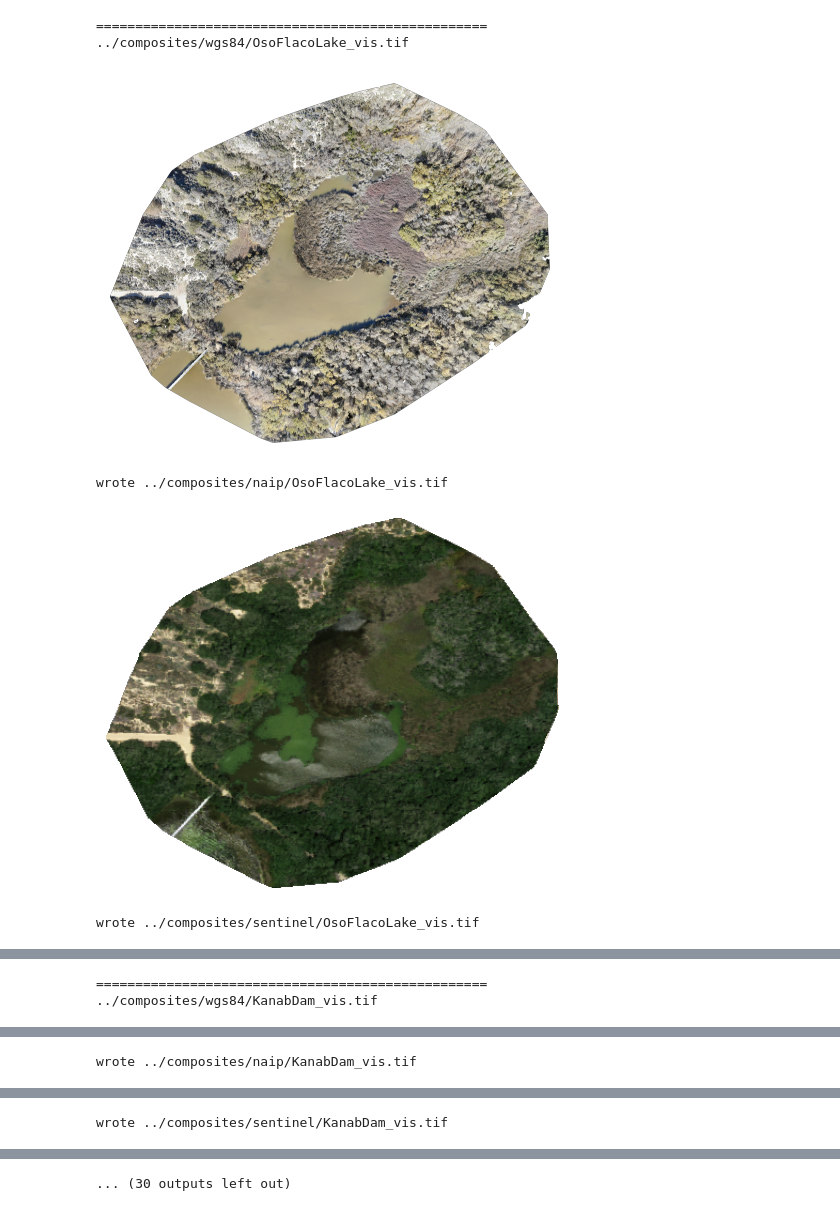
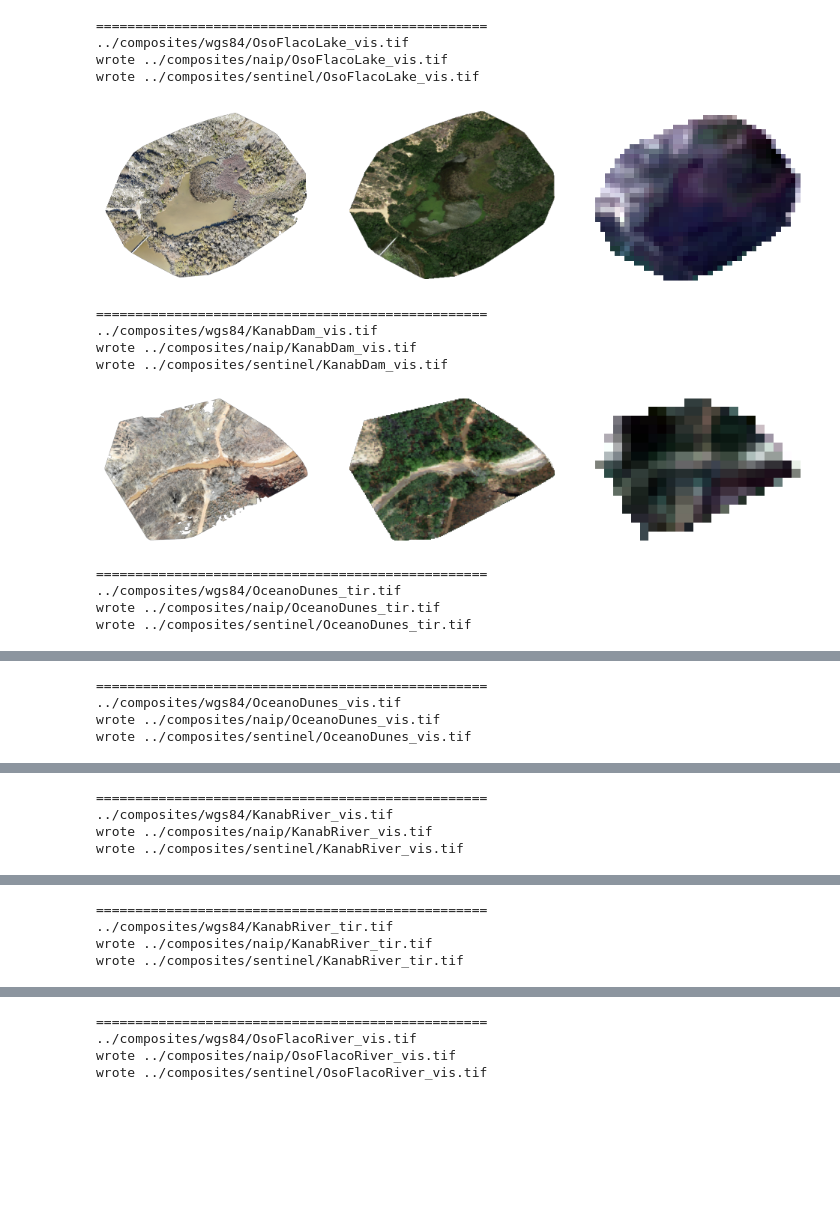
Before and after one commit to kashingtonDC/ODM_processing, a Jupyter notebook: analysis/sw_detect.ipynb, the cells around one changed output, grey strips where cells are left out. Cells and saved outputs as stored; diff of their text form; code cells hidden in the pictures; blank space fills up the shorter version.

```diff
--- a/analysis/sw_detect.ipynb
+++ b/analysis/sw_detect.ipynb
@@ -106,7 +106,7 @@ def get_ims(ImageCollection, var_name, scale_factor, native_res, startdate, endd
     results_out = [item for sublist in results for item in sublist]
     return results_out
 
-def get_sentinel(geometry, startdate = '2020-12-01', enddate =  '2023-01-01'):
+def get_sentinel(geometry, startdate = '2022-01-01', enddate =  '2023-01-01'):
     # Get rgb bands For sentinel
 
     r = get_ims(ee.ImageCollection("COPERNICUS/S2_HARMONIZED"), 'B4', 0.0001, 10, startdate, enddate, geometry)
@@ -208,7 +208,6 @@ for rpj_fn in rpj_fns[:]:
     src = rio.open(rpj_fn)
     # plot rgb im
     im = mpimg.imread(rpj_fn)
-    plt.imshow(im); plt.axis("off"); plt.show()
 
     # Get the geometry
     shpfn = os.path.join('bounds',os.path.split(rpj_fn)[1].replace(".tif",".shp"))
@@ -227,35 +226,49 @@ for rpj_fn in rpj_fns[:]:
     # Get naip and plot
     try:
         naip = get_naip(aoi)
         alpha = np.ma.masked_invalid(naip[:,:,0]).data.astype(float)
         alpha[~np.isnan(alpha)] = 1
         # Write
         naip_outfn = os.path.split(rpj_fn)[1]
         naip_outpath = os.path.join("../composites/naip",naip_outfn)
         write_raster(np.dstack([naip,alpha]),gdf, naip_outpath)
         # RGB Image
         naipim = Image.fromarray((np.dstack([naip, alpha]) * 255).astype(np.uint8))
         naiprgb = naipim.convert('RGBA') # color image
-        plt.imshow(naiprgb); plt.axis("off"); plt.show()
     except:
         time.sleep(0.0)
 
     # Get sentinel and plot
     s1 = get_sentinel(aoi)
     alpha = np.ma.masked_invalid(s1[:,:,0]).data.astype(float)
     # Write
     s1_outfn = os.path.split(rpj_fn)[1]
     s1_outpath = os.path.join("../composites/sentinel",s1_outfn)
     write_raster(np.dstack([s1,alpha]),gdf, s1_outpath)
     # RGB image
     alpha[~np.isnan(alpha)] = 1
     s1im = Image.fromarray((np.dstack([s1,alpha]) * 255).astype(np.uint8))
     s1imrgb = s1im.convert('RGBA') # color image
+
+    plt.figure(figsize = (12,4))
+    plt.subplot(131)
+    plt.imshow(im); plt.axis("off");
+    plt.subplot(132)
+    plt.imshow(naiprgb); plt.axis("off");
+    plt.subplot(133)
     plt.imshow(s1imrgb); plt.axis("off"); plt.show()
 # %% [output]
 ==================================================
 ../composites/wgs84/OsoFlacoLake_vis.tif
+wrote ../composites/naip/OsoFlacoLake_vis.tif
+wrote ../composites/sentinel/OsoFlacoLake_vis.tif
-[figure, old version]
+[figure, new version]
-wrote ../composites/naip/OsoFlacoLake_vis.tif
+==================================================
+../composites/wgs84/KanabDam_vis.tif
+wrote ../composites/naip/KanabDam_vis.tif
+wrote ../composites/sentinel/KanabDam_vis.tif
-[figure, old version]
+[figure, new version]
-wrote ../composites/sentinel/OsoFlacoLake_vis.tif
+==================================================
+../composites/wgs84/OceanoDunes_tir.tif
+wrote ../composites/naip/OceanoDunes_tir.tif
+wrote ../composites/sentinel/OceanoDunes_tir.tif
@@ -263,2 +276,4 @@ wrote ../composites/sentinel/OsoFlacoLake_vis.tif
 ==================================================
-../composites/wgs84/KanabDam_vis.tif
+../composites/wgs84/OceanoDunes_vis.tif
+wrote ../composites/naip/OceanoDunes_vis.tif
+wrote ../composites/sentinel/OceanoDunes_vis.tif
@@ -266 +281,4 @@ wrote ../composites/sentinel/OsoFlacoLake_vis.tif
-wrote ../composites/naip/KanabDam_vis.tif
+==================================================
+../composites/wgs84/KanabRiver_vis.tif
+wrote ../composites/naip/KanabRiver_vis.tif
+wrote ../composites/sentinel/KanabRiver_vis.tif
@@ -268 +286,4 @@ wrote ../composites/naip/KanabDam_vis.tif
-wrote ../composites/sentinel/KanabDam_vis.tif
+==================================================
+../composites/wgs84/KanabRiver_tir.tif
+wrote ../composites/naip/KanabRiver_tir.tif
+wrote ../composites/sentinel/KanabRiver_tir.tif
@@ -270 +291,4 @@ wrote ../composites/sentinel/KanabDam_vis.tif
-... (30 outputs left out)
+==================================================
+../composites/wgs84/OsoFlacoRiver_vis.tif
+wrote ../composites/naip/OsoFlacoRiver_vis.tif
+wrote ../composites/sentinel/OsoFlacoRiver_vis.tif
```
Also changed, not shown: parts of 1 cell of this notebook, 2 other files.
